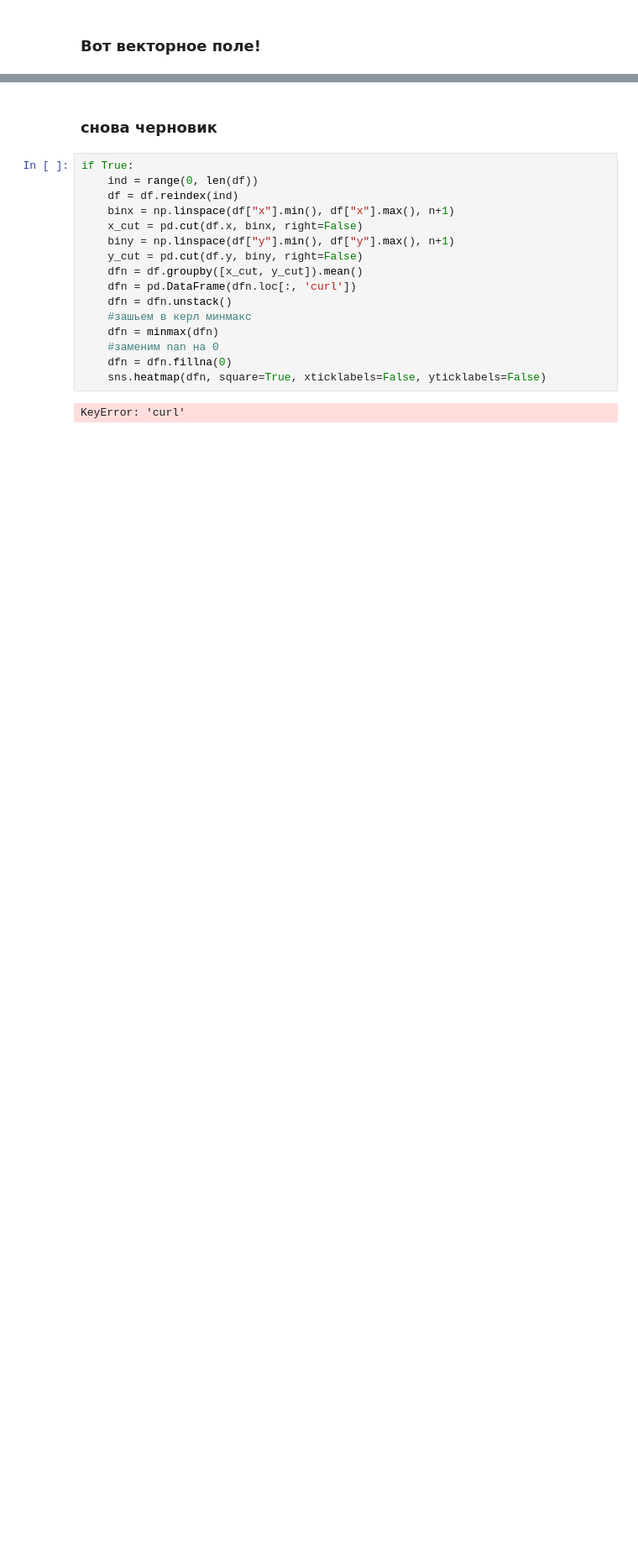
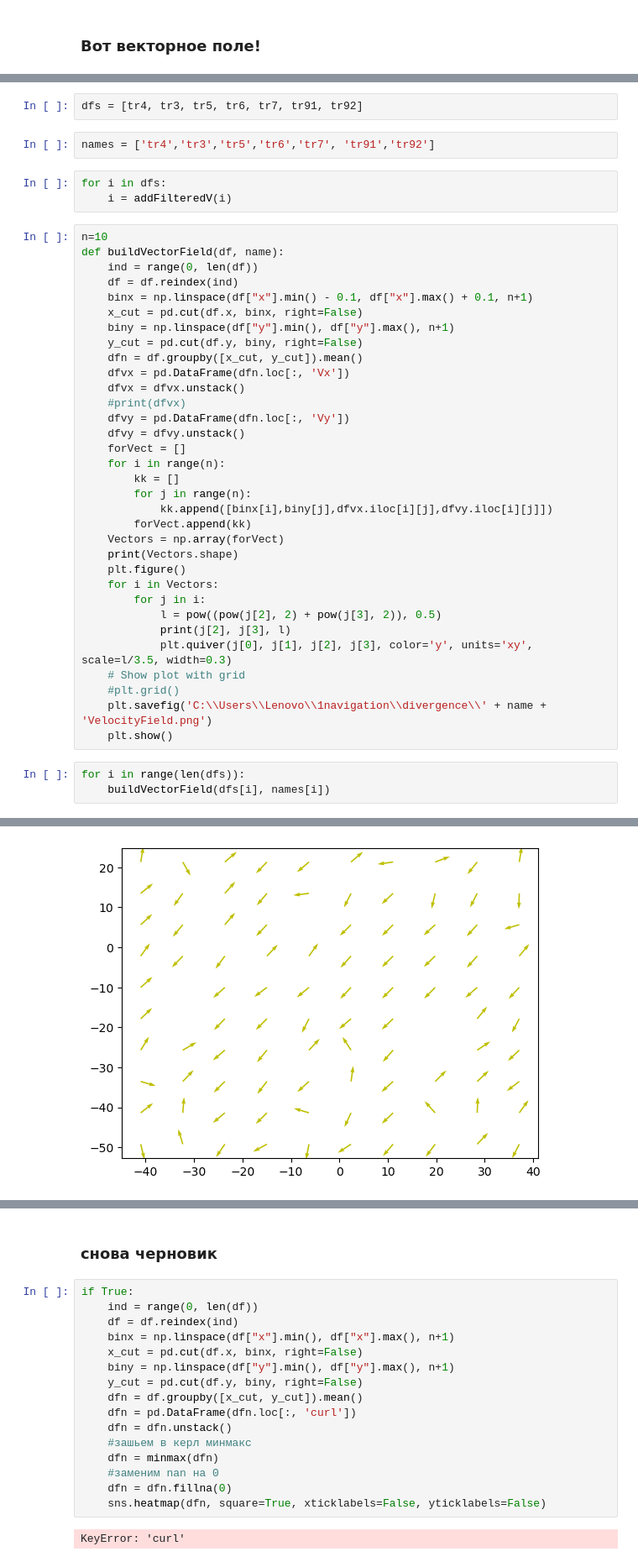
Before and after one commit to Barbara1576/navigation, a Jupyter notebook: velAnalysisNew.ipynb, the cells around one changed output, grey strips where cells are left out. Shown at 84% size. Saved outputs shown, nothing was run; the diff lists cells and outputs as text; blank space fills up the shorter version.

```diff
--- a/velAnalysisNew.ipynb
+++ b/velAnalysisNew.ipynb
@@ -222,0 +265,44 @@ if True:
+# %%
+dfs = [tr4, tr3, tr5, tr6, tr7, tr91, tr92]
+# %%
+names = ['tr4','tr3','tr5','tr6','tr7', 'tr91','tr92']
+# %%
+for i in dfs:
+    i = addFilteredV(i)
+# %%
+n=10
+def buildVectorField(df, name):
+    ind = range(0, len(df))
+    df = df.reindex(ind)
+    binx = np.linspace(df["x"].min() - 0.1, df["x"].max() + 0.1, n+1)
+    x_cut = pd.cut(df.x, binx, right=False)
+    biny = np.linspace(df["y"].min(), df["y"].max(), n+1)
+    y_cut = pd.cut(df.y, biny, right=False)
+    dfn = df.groupby([x_cut, y_cut]).mean()
+    dfvx = pd.DataFrame(dfn.loc[:, 'Vx'])
+    dfvx = dfvx.unstack()
+    #print(dfvx)
+    dfvy = pd.DataFrame(dfn.loc[:, 'Vy'])
+    dfvy = dfvy.unstack()
+    forVect = []
+    for i in range(n):
+        kk = []
+        for j in range(n):
+            kk.append([binx[i],biny[j],dfvx.iloc[i][j],dfvy.iloc[i][j]])
+        forVect.append(kk)
+    Vectors = np.array(forVect)
+    print(Vectors.shape)
+    plt.figure()
+    for i in Vectors:
+        for j in i:
+            l = pow((pow(j[2], 2) + pow(j[3], 2)), 0.5)
+            print(j[2], j[3], l)
+            plt.quiver(j[0], j[1], j[2], j[3], color='y', units='xy', scale=l/3.5, width=0.3)
+    # Show plot with grid
+    #plt.grid()
+    plt.savefig('C:\\Users\\Lenovo\\1navigation\\divergence\\' + name + 'VelocityField.png')
+    plt.show()
+# %%
+for i in range(len(dfs)):
+    buildVectorField(dfs[i], names[i])
+# %% [output]
@@ -222,0 +326 @@ if True:
+[figure, added]
```
Also changed, not shown: parts of 20 cells of this notebook, 3 other files.
